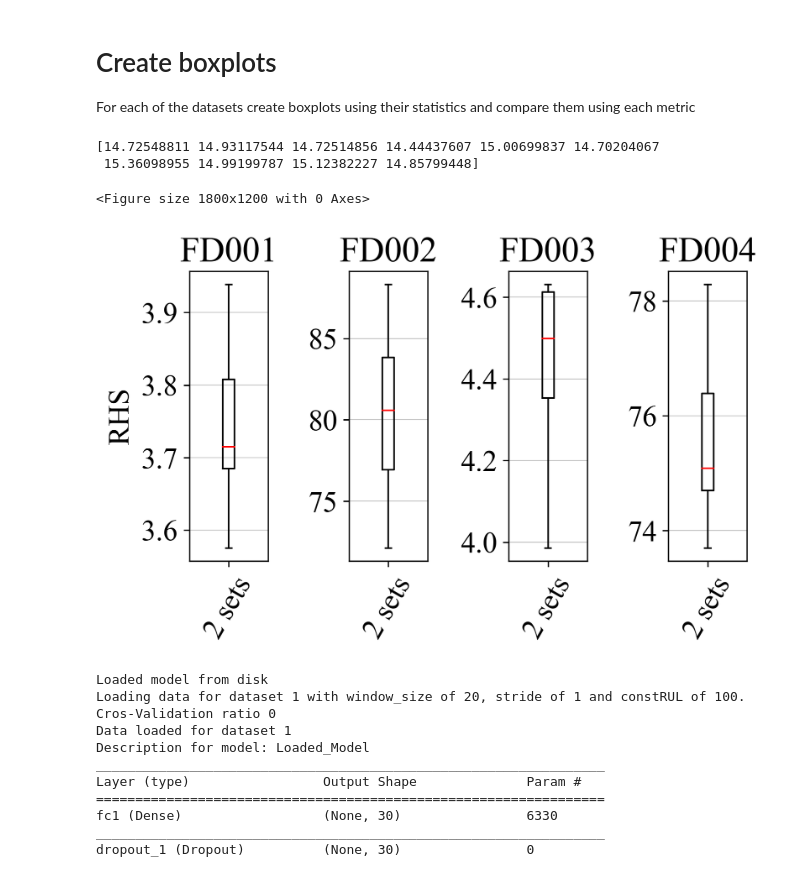
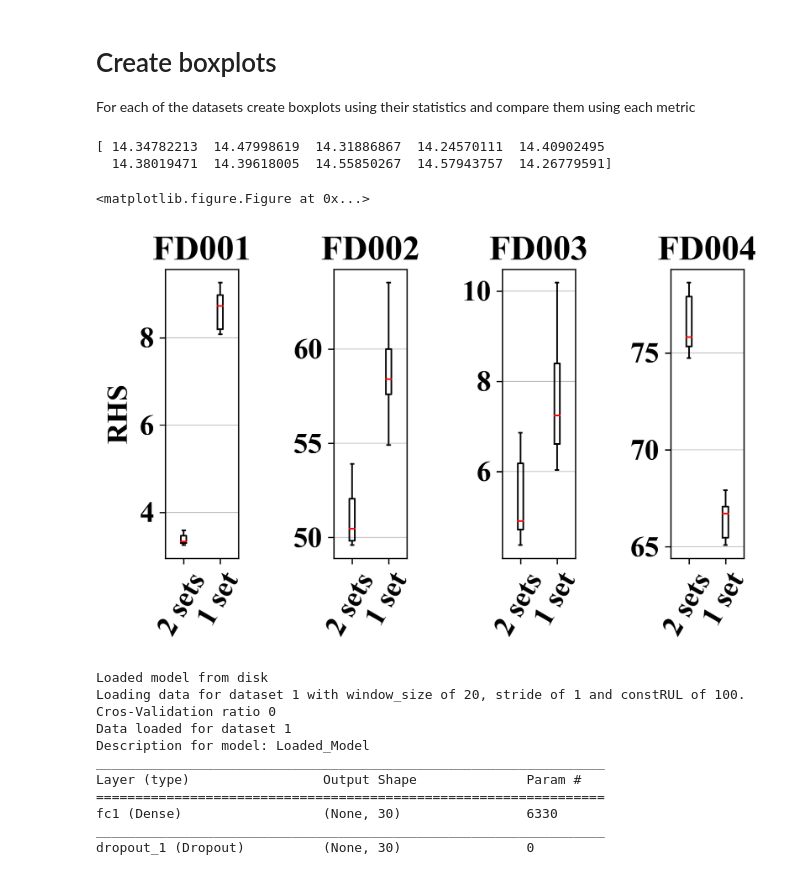
Before and after one commit to dlaredo/NASA_RUL_-CMAPS-, a Jupyter notebook: code/NASA_RUL_Plots.ipynb, the cells around one changed output. Drawn from its saved outputs; the diff is of its cells as text; code cells hidden in the pictures.

Commit message:
Code for finding the best set of data-related parameters

```diff
--- a/code/NASA_RUL_Plots.ipynb
+++ b/code/NASA_RUL_Plots.ipynb
@@ -51,7 +51,7 @@ DescribeResult(nobs=10, minmax=(27.292585105846115, 28.953425628095033), mean=28
 
 For each of the datasets create boxplots using their statistics and compare them using each metric
 # %%
-data = np.genfromtxt('results/MLP/ResultsDatasetsshallow-20.csv', delimiter=',')
+data = np.genfromtxt('results/MLP/resultsDatasets_all_sn20_20.csv', delimiter=',')
 
 data_rmse = []
 data_rhs = []
@@ -68,11 +68,11 @@ for dataset in range(4):
     #data_rmse.append([data[dataset*3], data[dataset*3+12], data[dataset*3+24]])
     #data_rhs.append([data[dataset*3+1], data[dataset*3+13], data[dataset*3+25]])
 
-    #data_rmse.append([data[dataset*3], data[dataset*3+12]])
-    #data_rhs.append([data[dataset*3+1], data[dataset*3+13]])
+    data_rmse.append([data[dataset*3], data[dataset*3+12]])
+    data_rhs.append([data[dataset*3+1], data[dataset*3+13]])
 
-    data_rmse.append([data[dataset*3]])
-    data_rhs.append([data[dataset*3+1]])
+    #data_rmse.append([data[dataset*3]])
+    #data_rhs.append([data[dataset*3+1]])
 
 
 f, (ax1, ax2, ax3, ax4) = plt.subplots(1, 4)
@@ -95,37 +95,37 @@ for data_plot in data_rmse:
     count = count + 1
 
 f.tight_layout()
 plt.savefig('rmse_comparisson.svg', bbox_inches='tight', format='svg')
 plt.savefig('rmse_comparisson.png', bbox_inches='tight', dpi=300)
 
 plt.clf()
 f, (ax1, ax2, ax3, ax4) = plt.subplots(1, 4)
 #f.suptitle('Different sets of data-related parameters')
 plt_ax = [ax1, ax2, ax3, ax4]
 
 count = 0
 for data_plot in data_rhs:
     medianprops = dict(linestyle='-', linewidth=1, color='red')
     plt_ax[count].boxplot(data_plot, showfliers=False, medianprops=medianprops)
     plt_ax[count].set_facecolor('white')
     plt_ax[count].yaxis.grid(which="major", color='0.75', linestyle='-', linewidth=0.5)
     plt.sca(plt_ax[count])
     locs, _ = plt.xticks()
     plt.xticks(locs, ['2 sets', '1 set'], rotation=60)
     if count == 0:
         plt_ax[count].set_ylabel('RHS')
 
     plt_ax[count].set_title('FD00'+str(count+1))
     count = count + 1
 
 f.tight_layout()
 plt.savefig('rhs_comparisson.svg', bbox_inches='tight', format='svg')
 plt.savefig('rhs_comparisson.png', bbox_inches='tight', dpi=300)
 # %% [output]
-[14.72548811 14.93117544 14.72514856 14.44437607 15.00699837 14.70204067
- 15.36098955 14.99199787 15.12382227 14.85799448]
+[ 14.34782213  14.47998619  14.31886867  14.24570111  14.40902495
+  14.38019471  14.39618005  14.55850267  14.57943757  14.26779591]
-<Figure size 1800x1200 with 0 Axes>
+<matplotlib.figure.Figure at 0x...>
-[figure, old version]
+[figure, new version]
 # %%
 # load json and create model
 json_file = open('bestRULModel.json', 'r')
```
Also changed, not shown: parts of 1 cell of this notebook, 1 other file.
